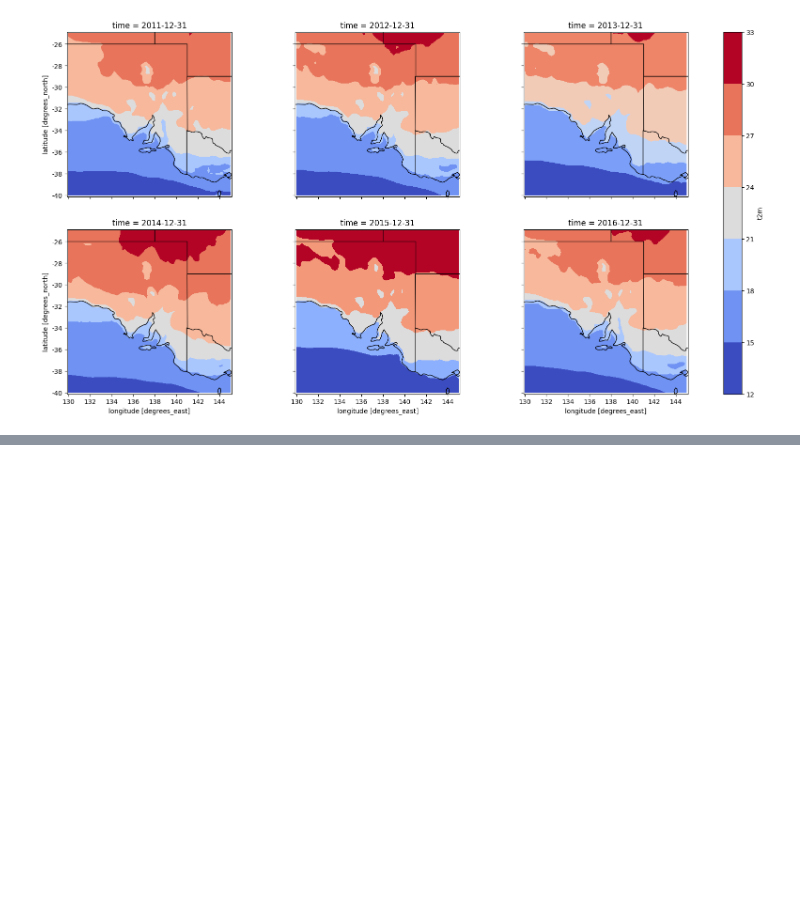
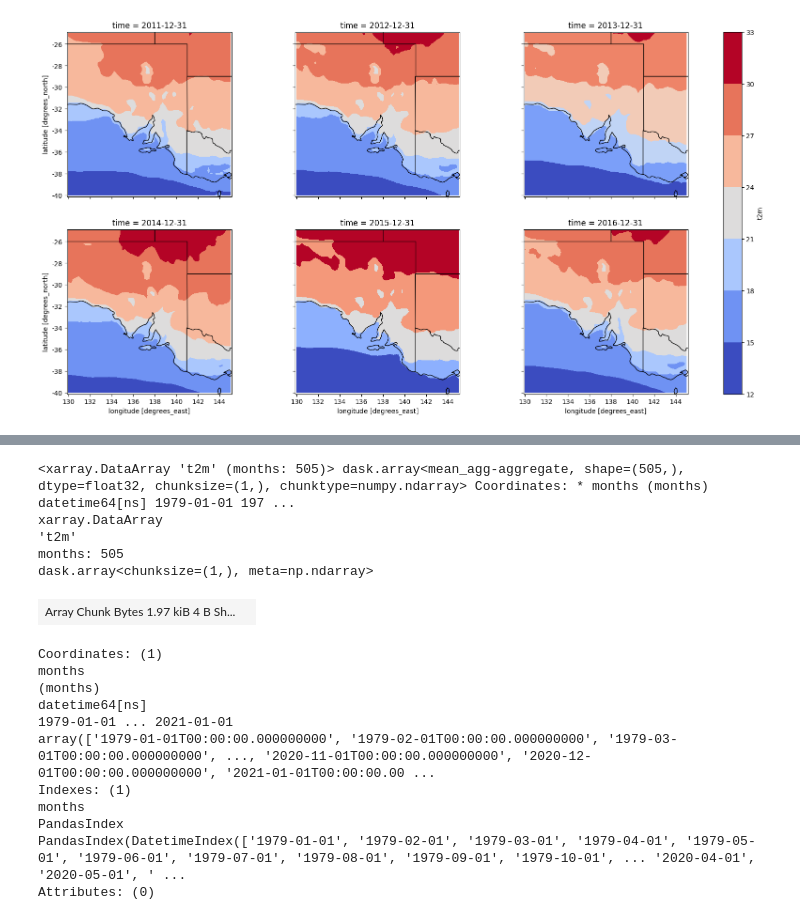
Before and after one commit to oceanhackweek/ohw23_proj_SAupwelling, a Jupyter notebook: Notebooks/OHW_air_temperature_at_2m_analysis.ipynb, the cells around one changed output, grey strips where cells are left out. Saved outputs shown, nothing was run; the diff lists cells and outputs as text; code cells hidden in the pictures; blank space fills up the shorter version.

```diff
--- a/Notebooks/OHW_air_temperature_at_2m_analysis.ipynb
+++ b/Notebooks/OHW_air_temperature_at_2m_analysis.ipynb
@@ -220,0 +283,20 @@ fig = xru.geo.subplots_with_outline(
+# %%
+SA_average
+# %% [output]
+<xarray.DataArray 't2m' (months: 505)> dask.array<mean_agg-aggregate, shape=(505,), dtype=float32, chunksize=(1,), chunktype=numpy.ndarray> Coordinates: * months (months) datetime64[ns] 1979-01-01 197 ...
+xarray.DataArray
+'t2m'
+months: 505
+dask.array<chunksize=(1,), meta=np.ndarray>
+| Array Chunk Bytes 1.97 kiB 4 B Sh... |  |
+Coordinates: (1)
+months
+(months)
+datetime64[ns]
+1979-01-01 ... 2021-01-01
+array(['1979-01-01T00:00:00.000000000', '1979-02-01T00:00:00.000000000', '1979-03-01T00:00:00.000000000', ..., '2020-11-01T00:00:00.000000000', '2020-12-01T00:00:00.000000000', '2021-01-01T00:00:00.00 ...
+Indexes: (1)
+months
+PandasIndex
+PandasIndex(DatetimeIndex(['1979-01-01', '1979-02-01', '1979-03-01', '1979-04-01', '1979-05-01', '1979-06-01', '1979-07-01', '1979-08-01', '1979-09-01', '1979-10-01', ... '2020-04-01', '2020-05-01', ' ...
+Attributes: (0)
```
Also changed, not shown: parts of 18 cells of this notebook.
